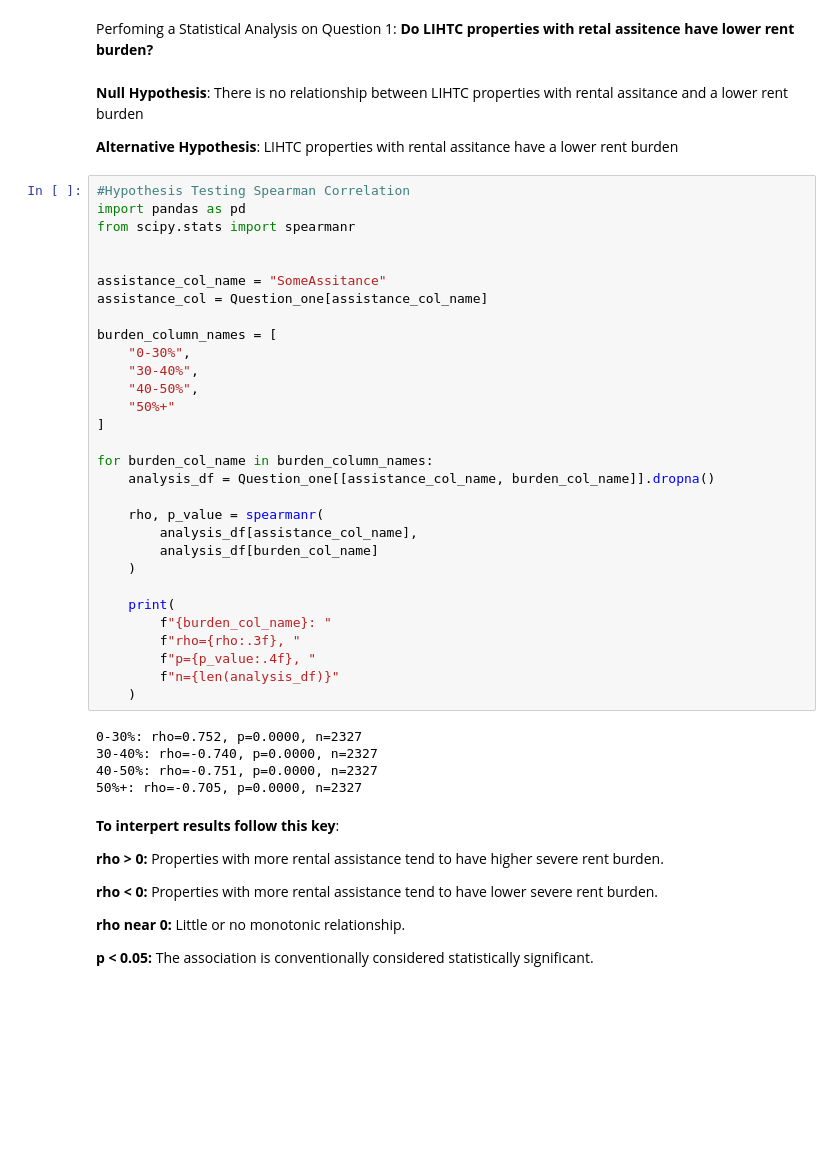
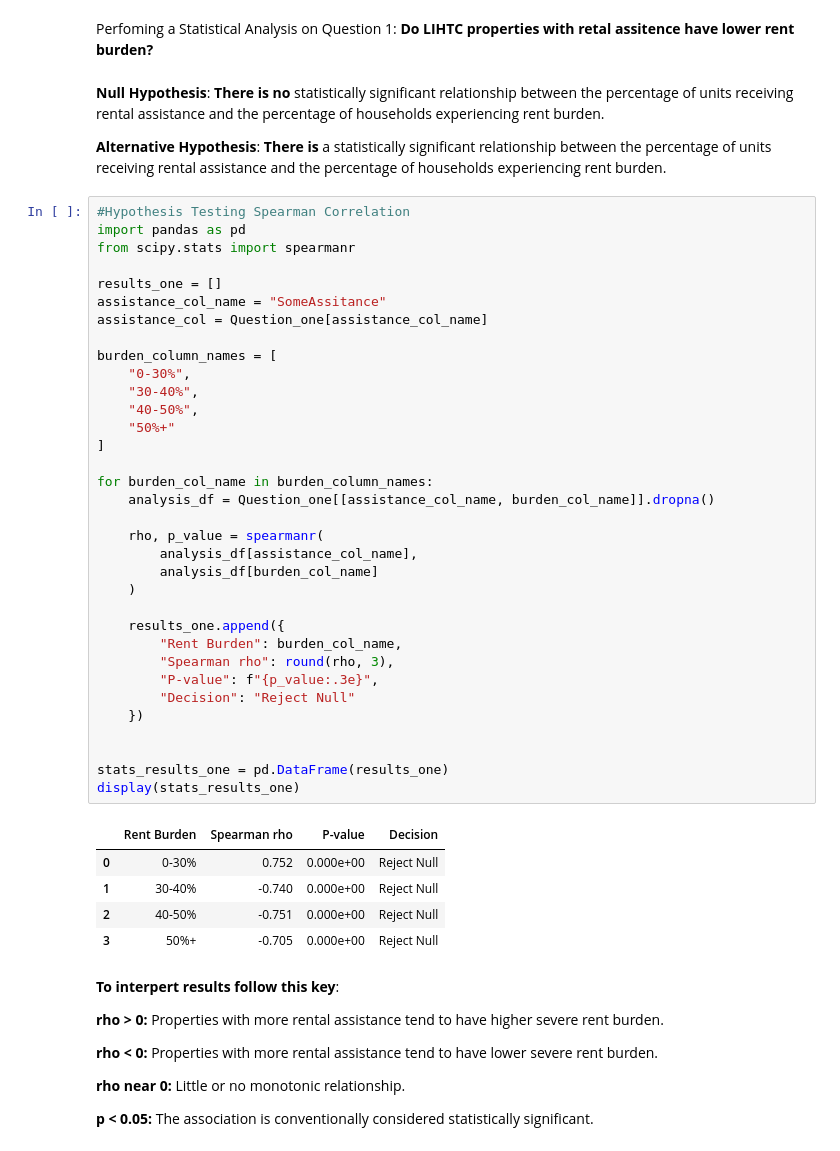
Before and after one commit to bitriagaleonela40-cmd/housing-research, a Jupyter notebook: Housing.ipynb, the cells around one changed output. Saved outputs shown, nothing was run; the diff lists cells and outputs as text; blank space fills up the shorter version.

```diff
--- a/Housing.ipynb
+++ b/Housing.ipynb
@@ -398,45 +398,50 @@ Question_one.describe()
 | max | 100.000000 | 100.000000 | 100.000000 | 100.000000 | 100.000000 | 45.700001 | 100.000000 |
 # %% [markdown]
 Perfoming a Statistical Analysis on Question 1: **Do LIHTC properties with  retal assitence have lower rent burden?**
-# %% [markdown]
-**Null Hypothesis**: There is no relationship between LIHTC properties with rental assitance and a lower rent burden
-
-**Alternative Hypothesis**: LIHTC properties with rental assitance have a lower rent burden
+# %% [markdown]
+**Null Hypothesis**: **There is no** statistically significant relationship between the percentage of units receiving rental assistance and the percentage of households experiencing rent burden.
+
+**Alternative Hypothesis**: **There is** a statistically significant relationship between the percentage of units receiving rental assistance and the percentage of households experiencing rent burden.
 # %%
 #Hypothesis Testing Spearman Correlation
 import pandas as pd
 from scipy.stats import spearmanr
 
-
+results_one = []
 assistance_col_name = "SomeAssitance"
 assistance_col = Question_one[assistance_col_name]
 
 burden_column_names = [
     "0-30%",
     "30-40%",
     "40-50%",
     "50%+"
 ]
 
 for burden_col_name in burden_column_names:
     analysis_df = Question_one[[assistance_col_name, burden_col_name]].dropna()
 
     rho, p_value = spearmanr(
         analysis_df[assistance_col_name],
         analysis_df[burden_col_name]
     )
 
-    print(
-        f"{burden_col_name}: "
-        f"rho={rho:.3f}, "
-        f"p={p_value:.4f}, "
-        f"n={len(analysis_df)}"
-    )
+    results_one.append({
+        "Rent Burden": burden_col_name,
+        "Spearman rho": round(rho, 3),
+        "P-value": f"{p_value:.3e}",
+        "Decision": "Reject Null"
+    })
+
+
+stats_results_one = pd.DataFrame(results_one)
+display(stats_results_one)
 # %% [output]
-0-30%: rho=0.752, p=0.0000, n=2327
-30-40%: rho=-0.740, p=0.0000, n=2327
-40-50%: rho=-0.751, p=0.0000, n=2327
-50%+: rho=-0.705, p=0.0000, n=2327
+|  | Rent Burden | Spearman rho | P-value | Decision |
+| 0 | 0-30% | 0.752 | 0.000e+00 | Reject Null |
+| 1 | 30-40% | -0.740 | 0.000e+00 | Reject Null |
+| 2 | 40-50% | -0.751 | 0.000e+00 | Reject Null |
+| 3 | 50%+ | -0.705 | 0.000e+00 | Reject Null |
 # %% [markdown]
 **To interpert results follow this key**:
 
```
Also changed, not shown: parts of 3 cells of this notebook.
